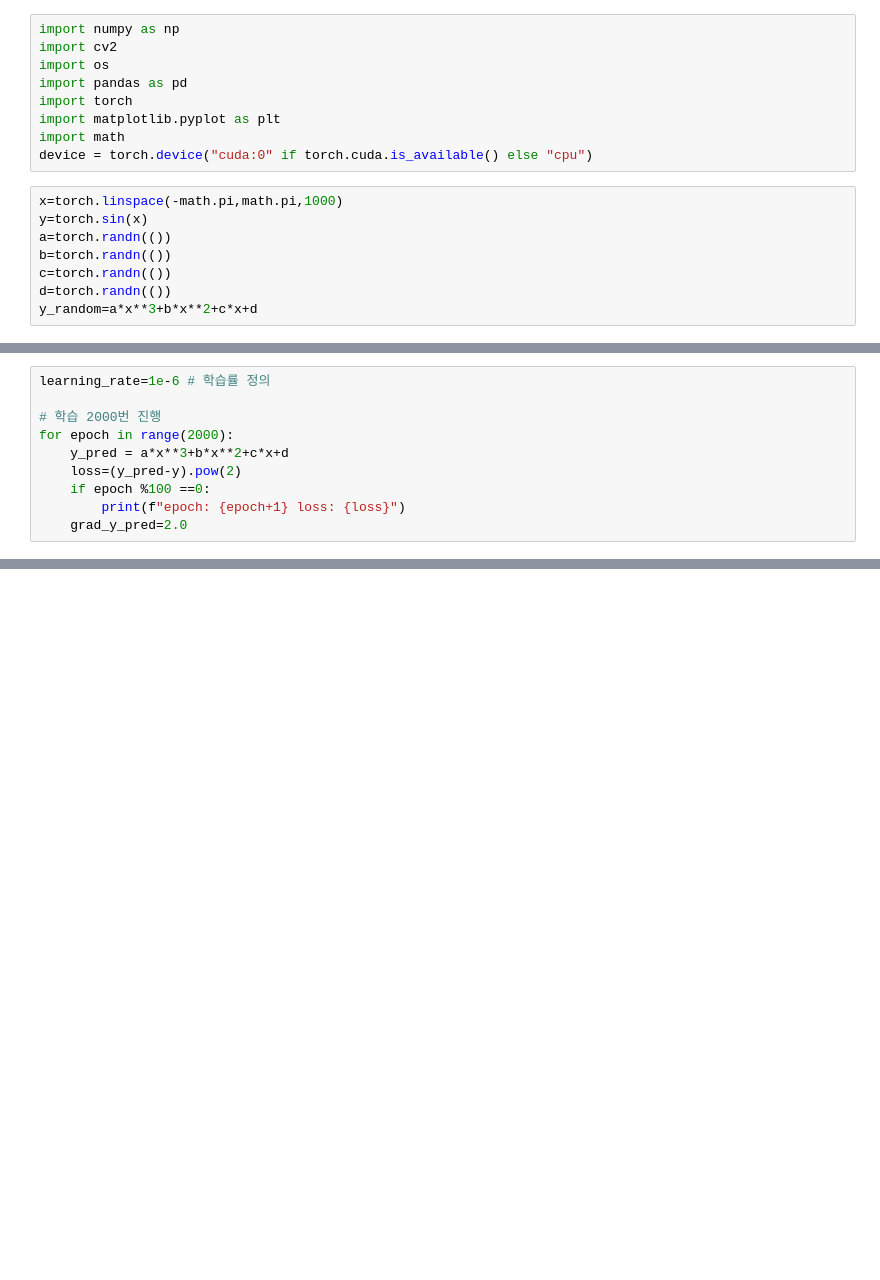
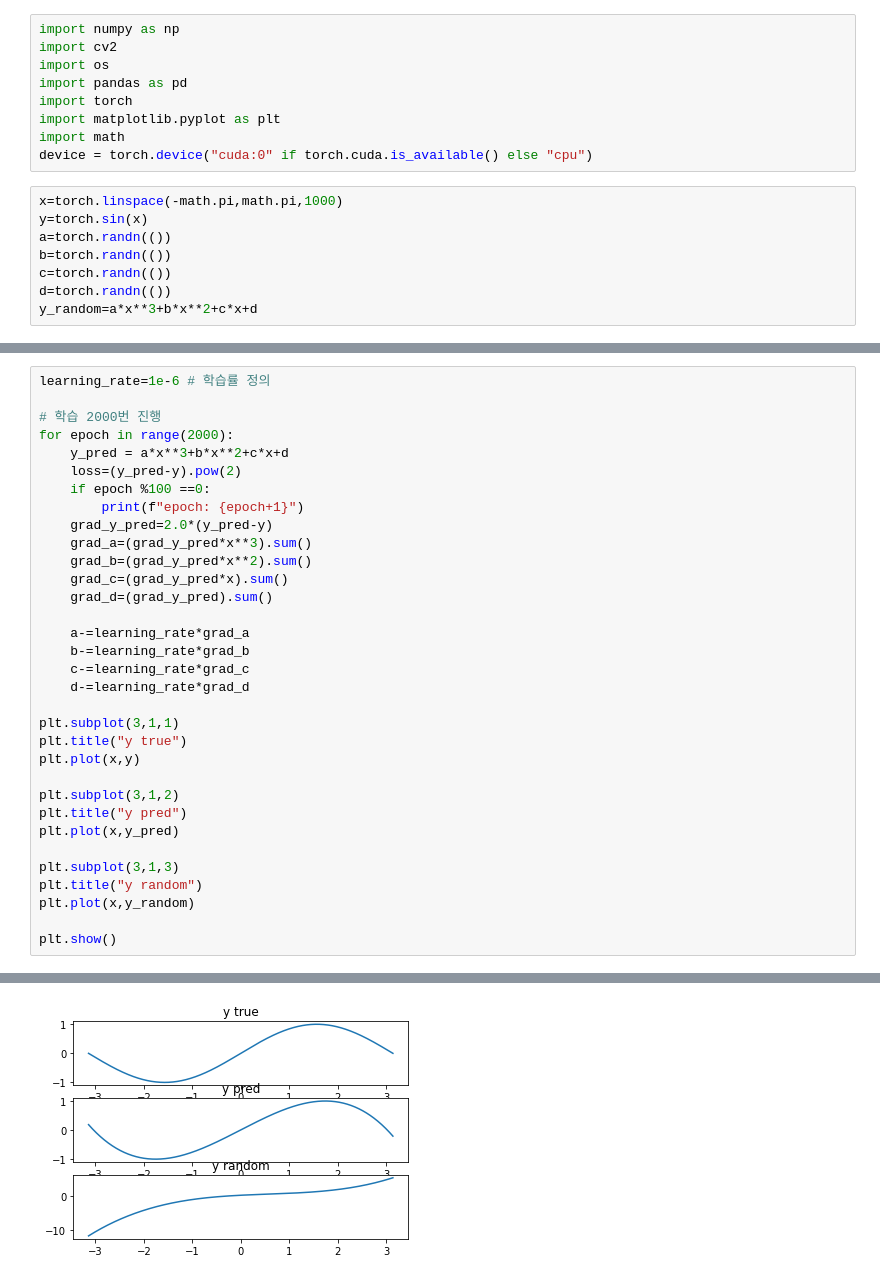
Before and after one commit to Leeyoungsup/pytorch_practice, a Jupyter notebook: SimpleNueralNetworkModel.ipynb, the cells around one changed output, grey strips where cells are left out. Cells and saved outputs as stored; diff of their text form; blank space fills up the shorter version.

```diff
--- a/SimpleNueralNetworkModel.ipynb
+++ b/SimpleNueralNetworkModel.ipynb
@@ -35,5 +35,29 @@ for epoch in range(2000):
     y_pred = a*x**3+b*x**2+c*x+d
     loss=(y_pred-y).pow(2)
     if epoch %100 ==0:
-        print(f"epoch: {epoch+1} loss: {loss}")
-    grad_y_pred=2.0
+        print(f"epoch: {epoch+1}")
+    grad_y_pred=2.0*(y_pred-y)
+    grad_a=(grad_y_pred*x**3).sum()
+    grad_b=(grad_y_pred*x**2).sum()
+    grad_c=(grad_y_pred*x).sum()
+    grad_d=(grad_y_pred).sum()
+
+    a-=learning_rate*grad_a
+    b-=learning_rate*grad_b
+    c-=learning_rate*grad_c
+    d-=learning_rate*grad_d
+
+plt.subplot(3,1,1)
+plt.title("y true")
+plt.plot(x,y)
+
+plt.subplot(3,1,2)
+plt.title("y pred")
+plt.plot(x,y_pred)
+
+plt.subplot(3,1,3)
+plt.title("y random")
+plt.plot(x,y_random)
+
+plt.show()
+# %% [output]
@@ -39,0 +84 @@ for epoch in range(2000):
+[figure, added]
```
Also changed, not shown: parts of 2 cells of this notebook, 1 other file.
